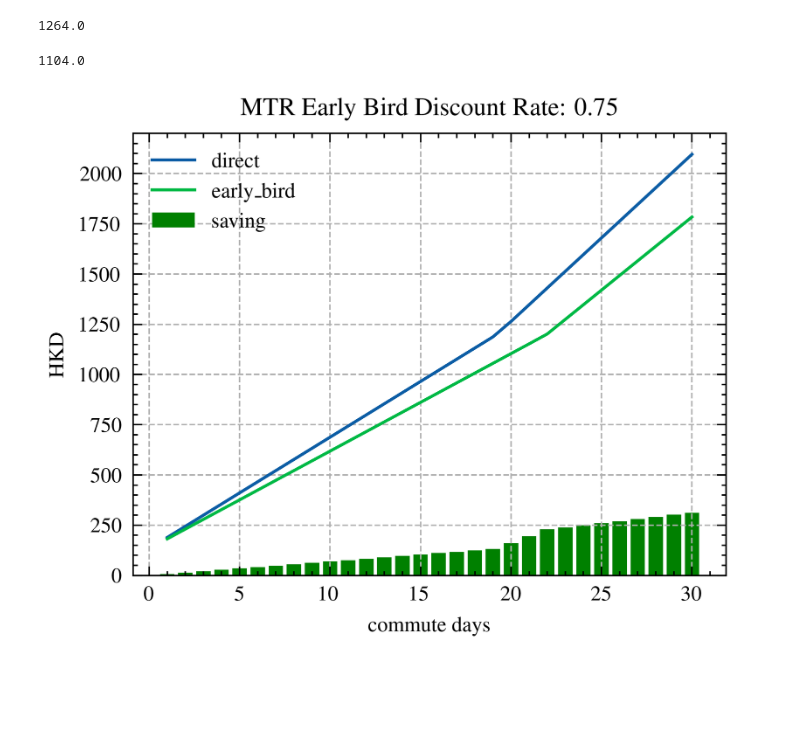
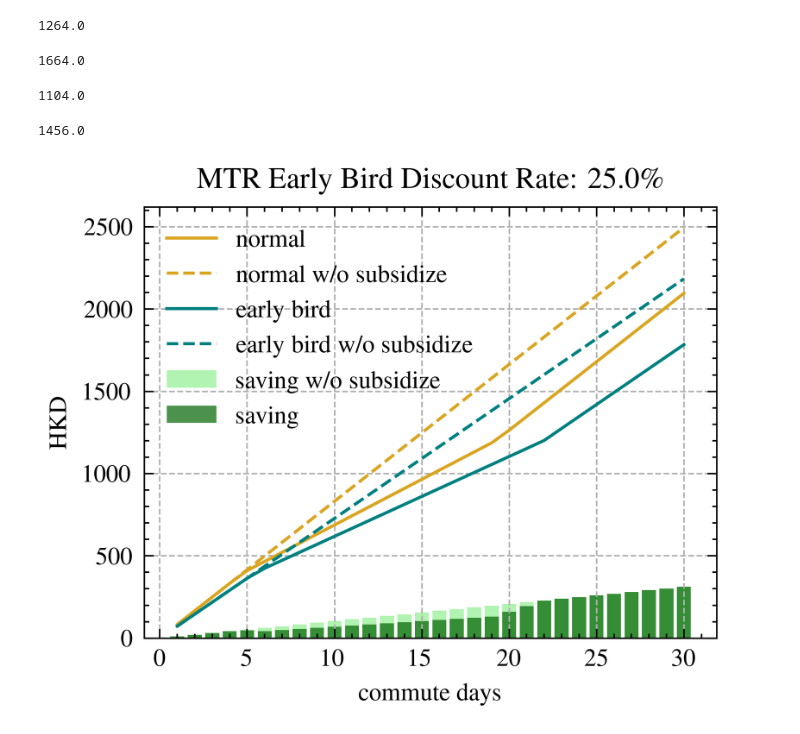
Before and after one commit to liu-qilong/scripts, a Jupyter notebook: notebook/mtr-fee-calc.ipynb, the cells around one changed output. Cells and saved outputs as stored; diff of their text form; code cells hidden in the pictures; blank space fills up the shorter version.

Commit message:
mtr discounts calculator refine

```diff
--- a/notebook/mtr-fee-calc.ipynb
+++ b/notebook/mtr-fee-calc.ipynb
@@ -11,48 +14,71 @@ subsidize(1500)
 # %% [output]
 366.6666666666667
 # %%
-def direct(day, fee=41.6):
+def normal(day, fee=41.6):
     money = day * 2 * fee
     return money - subsidize(money)
 
-direct(20)
+normal(20)
 # %% [output]
 1264.0
+# %%
+def normal_wo_subsidize(day, fee=41.6):
+    money = day * 2 * fee
+    return money
+
+normal_wo_subsidize(20)
+# %% [output]
+1664.0
 # %%
 # MTR early bird discount: https://www.mtr.com.hk/ch/customer/main/early_bird.html
-def early_bird(day, fee=41.6, rate=0.75):
-    money = day * fee + day * fee * rate
+def early_bird(day, fee=41.6, rate=0.25):
+    money = day * fee + day * fee * (1 - rate)
     return money - subsidize(money)
 
 early_bird(20)
 # %% [output]
 1104.0
+# %%
+# MTR early bird discount: https://www.mtr.com.hk/ch/customer/main/early_bird.html
+def early_bird_wo_subsidize(day, fee=41.6, rate=0.25):
+    money = day * fee + day * fee * (1 - rate)
+    return money
+
+early_bird_wo_subsidize(20)
+# %% [output]
+1456.0
 # %%
 from matplotlib import pyplot as plt
 import scienceplots
-plt.style.use(['science'])
+plt.style.use(['ieee'])
 
-rate = 0.75
+rate = 0.25
 
 days = range(1, 31)
-directs = [direct(day) for day in days]
+normals = [normal(day) for day in days]
+normals_wo_subsidize = [normal_wo_subsidize(day) for day in days]
 early_birds = [early_bird(day, rate=rate) for day in days]
-discounts = [direct(day) - early_bird(day, rate=rate) for day in days]
+erarly_birds_wo_subsidize = [early_bird_wo_subsidize(day) for day in days]
+discounts = [normal(day) - early_bird(day, rate=rate) for day in days]
+discounts_wo_subsidize = [normal_wo_subsidize(day) - early_bird_wo_subsidize(day, rate=rate) for day in days]
 
-plt.plot(days, directs, label='direct')
-plt.plot(days, early_birds, label='early_bird')
-plt.bar(days, discounts, label='saving', color='g')
+plt.plot(days, normals, label='normal', color='goldenrod')
+plt.plot(days, normals_wo_subsidize, label='normal w/o subsidize', color='goldenrod', linestyle='--')
+plt.plot(days, early_birds, label='early bird', color='teal', linestyle='-')
+plt.plot(days, erarly_birds_wo_subsidize, label='early bird w/o subsidize', color='teal', linestyle='--')
+plt.bar(days, discounts_wo_subsidize, label='saving w/o subsidize', color='lightgreen', alpha=0.7)
+plt.bar(days, discounts, label='saving', color='darkgreen', alpha=0.7)
 
-plt.grid(linestyle='--')
-plt.title(f'MTR Early Bird Discount Rate: {rate}')
+# plt.grid(linestyle='--')
+plt.title(f'MTR Early Bird Discount Rate: {rate * 100}\%')
 plt.xlabel('commute days')
 plt.ylabel('HKD')
 plt.legend()
 plt.savefig(f'output/mtr-early-bird-{rate}.pdf')
 plt.savefig(f'output/mtr-early-bird-{rate}.png')
 plt.show()
 # %% [output]
-[figure, old version]
+[figure, new version]
 # %%
 print(discounts[8])
 # %% [output]
```
Also changed, not shown: parts of 2 cells of this notebook.
